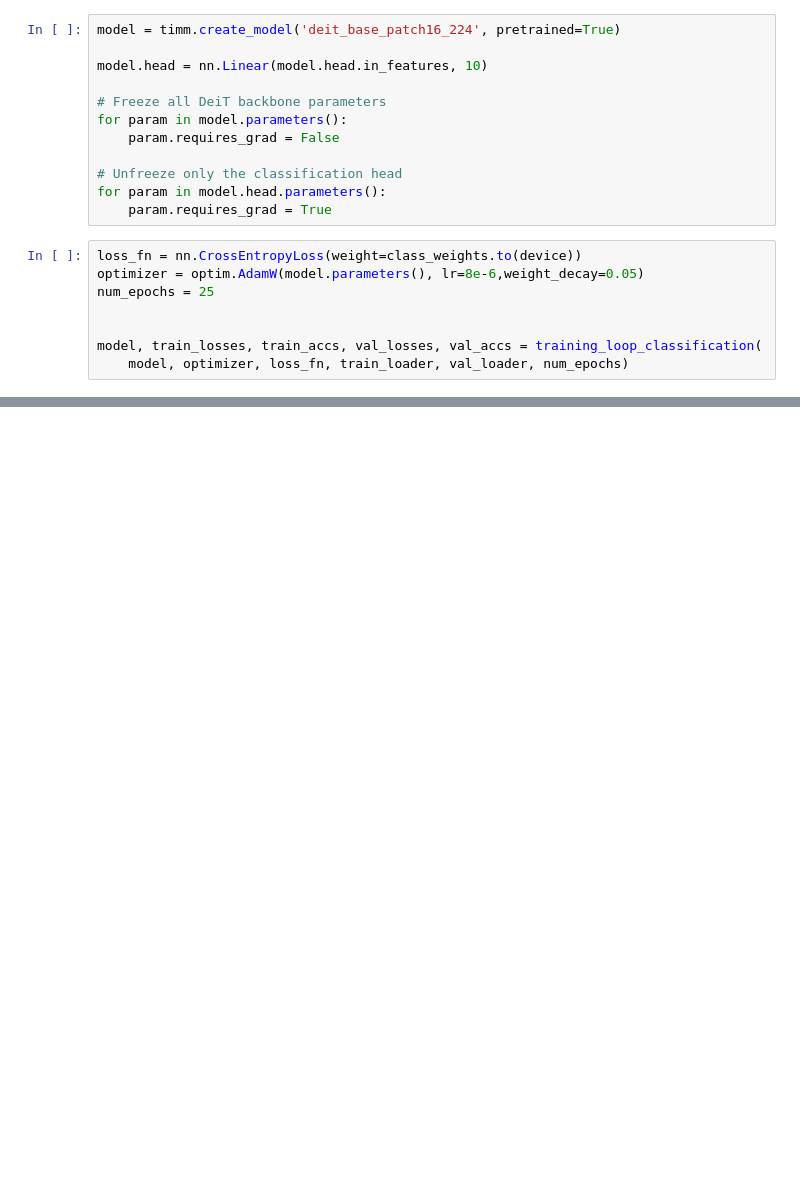
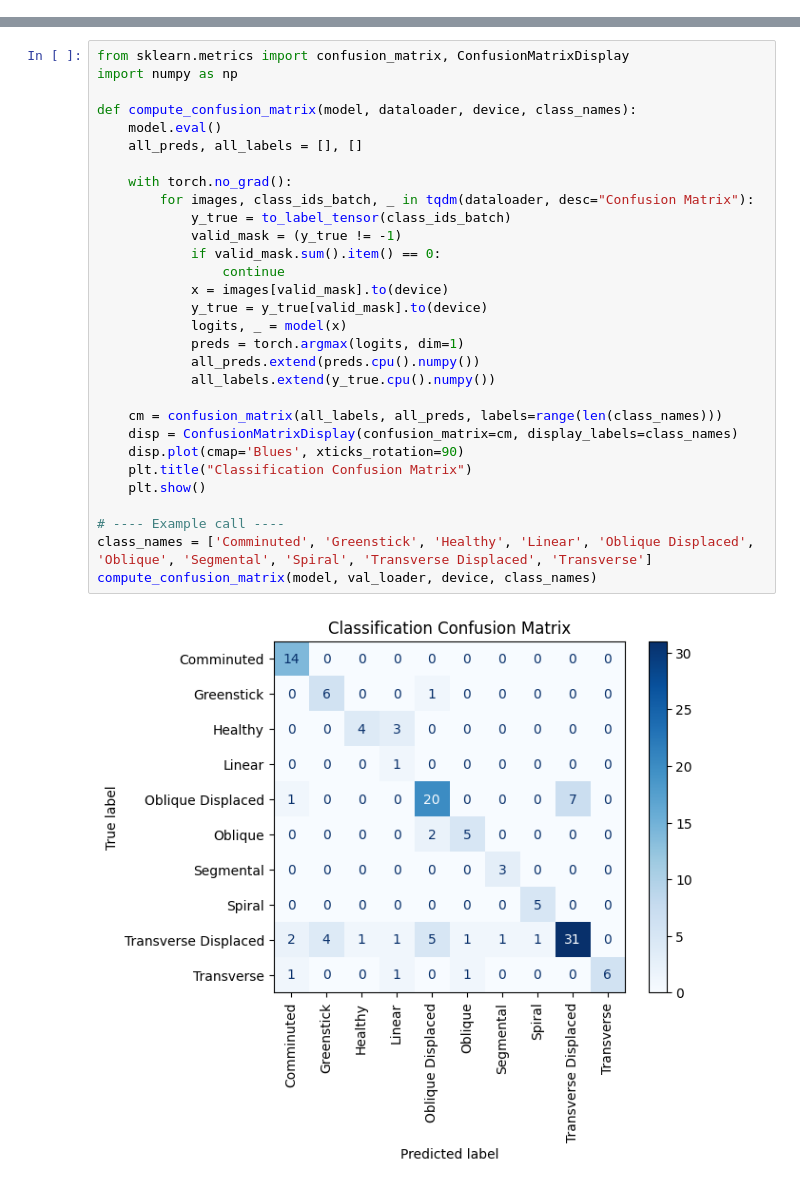
Before and after one commit to tosht0sh/bone_fracture_detection, a Jupyter notebook: main3.ipynb, the cells around one changed output, grey strips where cells are left out. Cells and saved outputs as stored; diff of their text form; blank space fills up the shorter version.

Commit message:
working base_path

```diff
--- a/main3.ipynb
+++ b/main3.ipynb
@@ -635,20 +449,0 @@ def training_loop_classification(model, optimizer, loss_fn, train_loader, val_lo
-# %%
-model = timm.create_model('deit_base_patch16_224', pretrained=True)
-
-model.head = nn.Linear(model.head.in_features, 10)
-
-# Freeze all DeiT backbone parameters
-for param in model.parameters():
-    param.requires_grad = False
-
-# Unfreeze only the classification head
-for param in model.head.parameters():
-    param.requires_grad = True
-# %%
-loss_fn = nn.CrossEntropyLoss(weight=class_weights.to(device))
-optimizer = optim.AdamW(model.parameters(), lr=8e-6,weight_decay=0.05)
-num_epochs = 25
-
-
-model, train_losses, train_accs, val_losses, val_accs = training_loop_classification(
-    model, optimizer, loss_fn, train_loader, val_loader, num_epochs)
@@ -654,0 +674,32 @@ model, train_losses, train_accs, val_losses, val_accs = training_loop_classifica
+# %%
+from sklearn.metrics import confusion_matrix, ConfusionMatrixDisplay
+import numpy as np
+
+def compute_confusion_matrix(model, dataloader, device, class_names):
+    model.eval()
+    all_preds, all_labels = [], []
+
+    with torch.no_grad():
+        for images, class_ids_batch, _ in tqdm(dataloader, desc="Confusion Matrix"):
+            y_true = to_label_tensor(class_ids_batch)
+            valid_mask = (y_true != -1)
+            if valid_mask.sum().item() == 0:
+                continue
+            x = images[valid_mask].to(device)
+            y_true = y_true[valid_mask].to(device)
+            logits, _ = model(x)
+            preds = torch.argmax(logits, dim=1)
+            all_preds.extend(preds.cpu().numpy())
+            all_labels.extend(y_true.cpu().numpy())
+
+    cm = confusion_matrix(all_labels, all_preds, labels=range(len(class_names)))
+    disp = ConfusionMatrixDisplay(confusion_matrix=cm, display_labels=class_names)
+    disp.plot(cmap='Blues', xticks_rotation=90)
+    plt.title("Classification Confusion Matrix")
+    plt.show()
+
+# ---- Example call ----
+class_names = ['Comminuted', 'Greenstick', 'Healthy', 'Linear', 'Oblique Displaced', 'Oblique', 'Segmental', 'Spiral', 'Transverse Displaced', 'Transverse']
+compute_confusion_matrix(model, val_loader, device, class_names)
+# %% [output]
+[figure, added]
```
Also changed, not shown: parts of 32 cells of this notebook, 4 other files.
